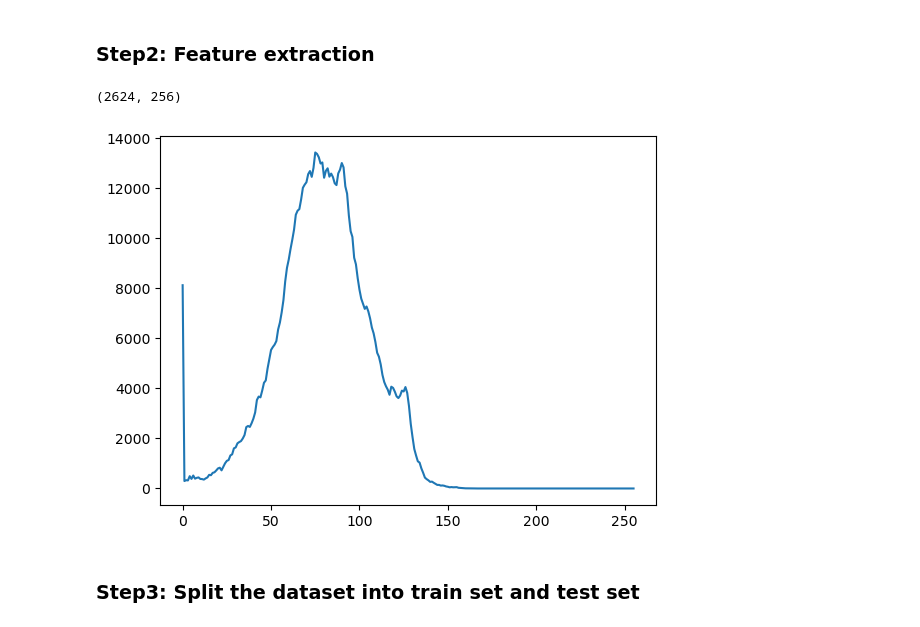
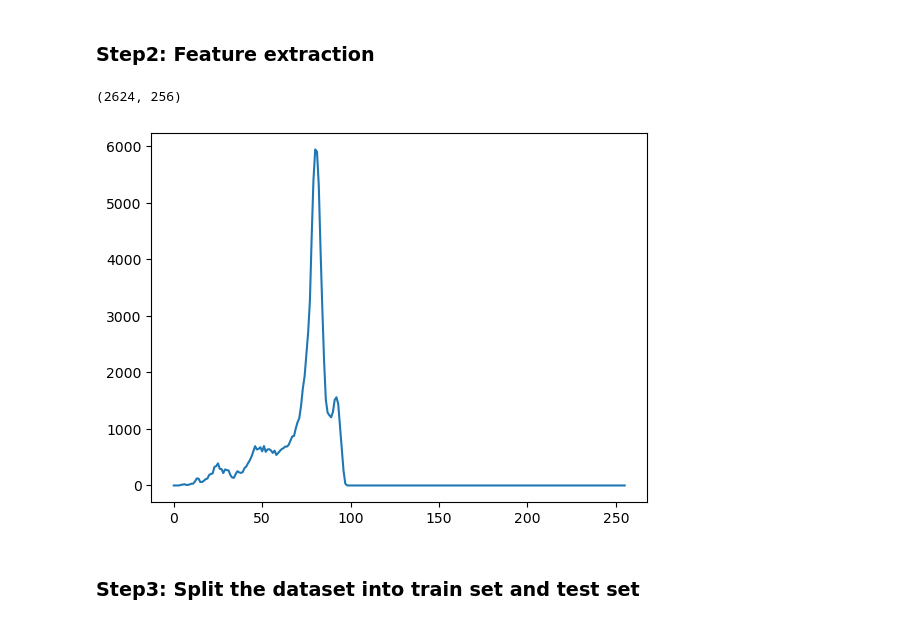
Before and after one commit to ToxicJerry/COMP9517-Surfing-Project, a Jupyter notebook: Svm_Classifier.ipynb, the cells around one changed output. Cells and saved outputs as stored; diff of their text form; code cells hidden in the pictures.

```diff
--- a/Svm_Classifier.ipynb
+++ b/Svm_Classifier.ipynb
@@ -58,17 +60,17 @@ print(proba)
 # %%
 # Convert each image to the pixel histogram
 image_his = []
 for image in images:
-    hist = cv2.calcHist([images], [0], None, [256], [0, 256])
+    hist = cv2.calcHist([image], [0], None, [256], [0.0, 256.0])
     image_his.append(hist.flatten())
 
 image_his = np.array(image_his)
 print(image_his.shape)
 plt.plot(image_his[0])
 plt.show()
 # %% [output]
 (2624, 256)
-[figure, old version]
+[figure, new version]
 # %% [markdown]
 ### Step3: Split the dataset into train set and test set
 # %%
```
Also changed, not shown: parts of 30 cells of this notebook, 1 other file.
